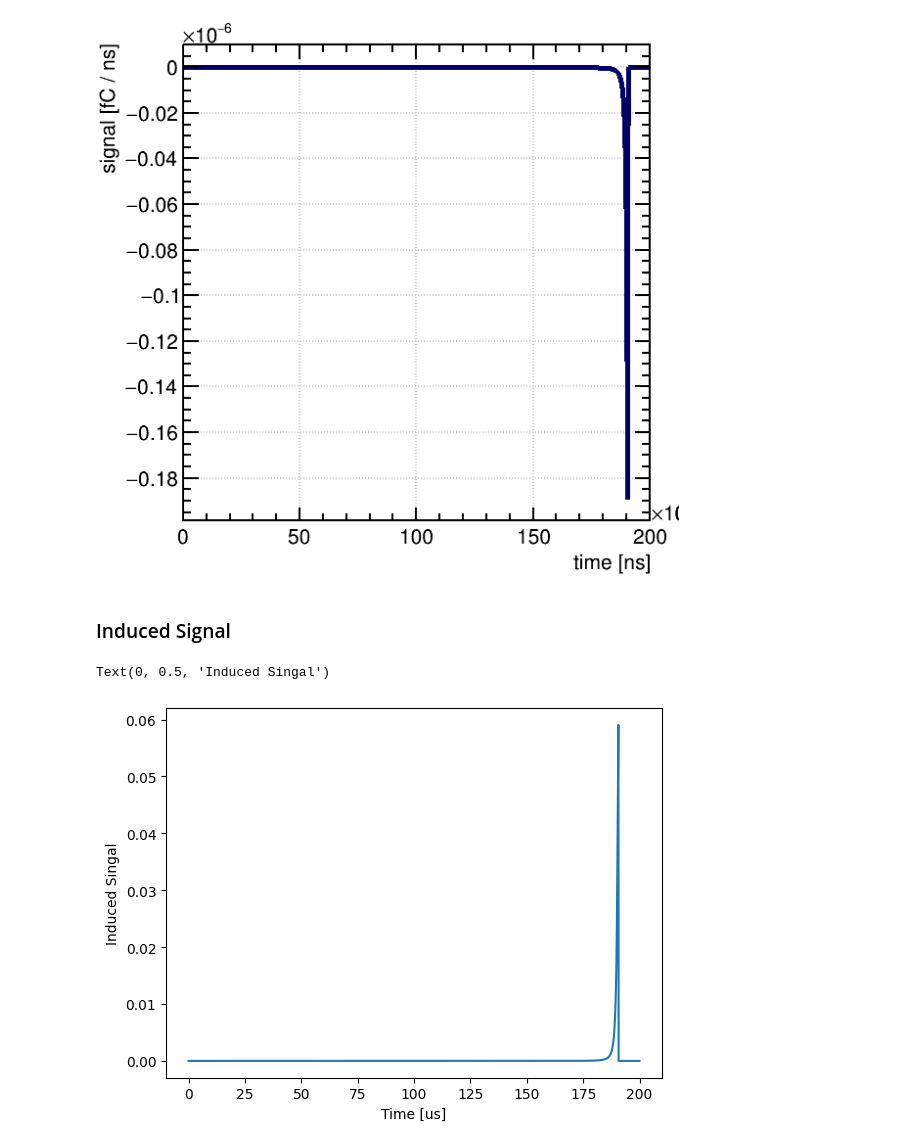
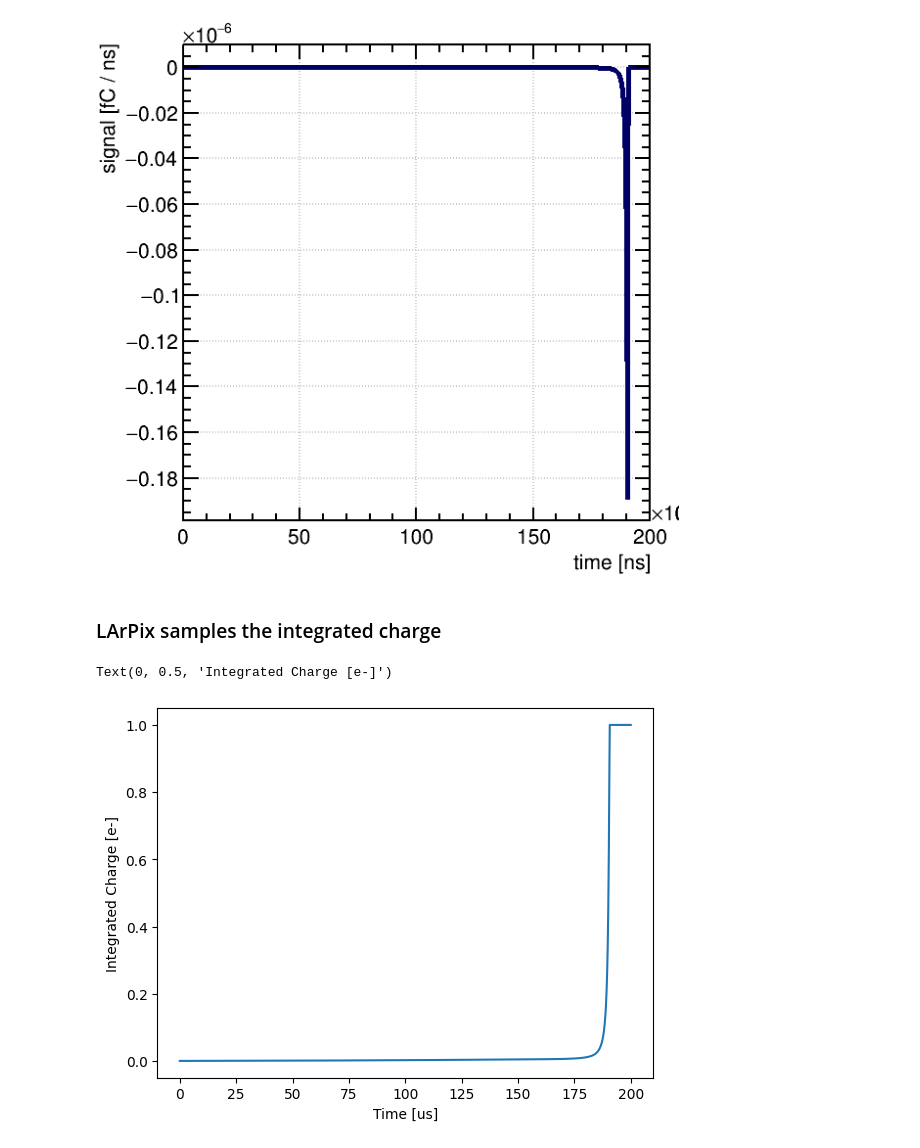
Before and after one commit to jiangmei-yang/Field_Simulation, a Jupyter notebook: larpix_v2b/field_response_simulation.ipynb, the cells around one changed output. Saved outputs shown, nothing was run; the diff lists cells and outputs as text; code cells hidden in the pictures.

Commit message:
integrated charge

```diff
--- a/larpix_v2b/field_response_simulation.ipynb
+++ b/larpix_v2b/field_response_simulation.ipynb
@@ -234,7 +234,7 @@ cSignal.Draw()
 # %% [output]
 [figure]
 # %% [markdown]
-### Induced Signal
+### LArPix samples the integrated charge
 # %%
 induce_s=[]
 induce_t = np.arange(tmin,tmax,tstep)
@@ -242,10 +242,11 @@ for j in range(nTimeBins):
     induce_s.append(sensor.GetSignal("readout",j))
 induce_s = np.array(induce_s)
 induce_c = induce_s*tstep*1e-15/(-1.60217733e-19)
+integrated_c = np.cumsum(induce_c)
 # %%
-plt.plot(induce_t/1000,(induce_s*tstep*1e-15/(-1.60217733e-19)))
+plt.plot(induce_t/1000,integrated_c)
 plt.xlabel("Time [us]")
-plt.ylabel("Induced Singal")
+plt.ylabel("Integrated Charge [e-]")
 # %% [output]
-Text(0, 0.5, 'Induced Singal')
+Text(0, 0.5, 'Integrated Charge [e-]')
-[figure, old version]
+[figure, new version]
```
Also changed, not shown: parts of 3 cells of this notebook.
